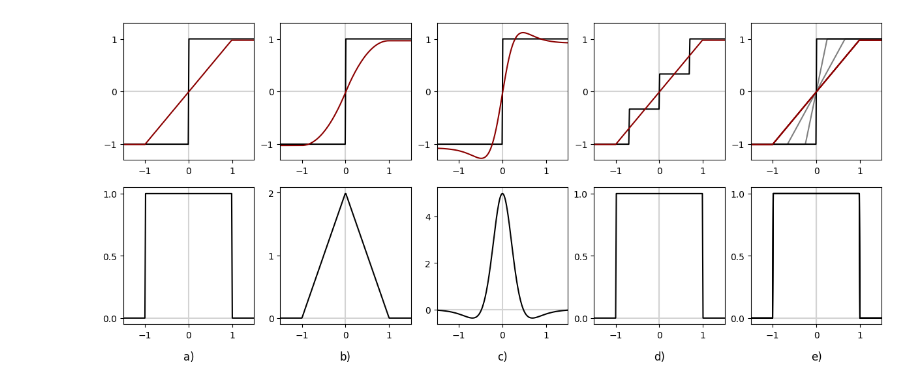
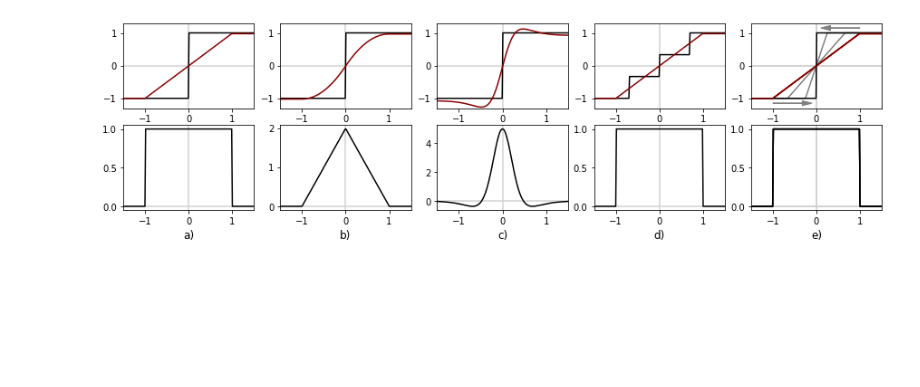
Before and after one commit to hpi-xnor/bitorch, a Jupyter notebook: examples/notebooks/Quantization_Visualiztion.ipynb, the cells around one changed output. Drawn from its saved outputs; the diff is of its cells as text; code cells hidden in the pictures; blank space fills up the shorter version.

```diff
--- a/examples/notebooks/Quantization_Visualiztion.ipynb
+++ b/examples/notebooks/Quantization_Visualiztion.ipynb
@@ -8,6 +8,8 @@ import matplotlib.pyplot as plt
 from sklearn.inspection import plot_partial_dependence
 import torch
 
+
+LABEL_POS = -0.4
 
 def calculate_numeric_gradient(x_values: np.array, y_values: np.array, x_step_size: float):
     # :param x_values: a list of equidistant x values
@@ -51,7 +53,7 @@ def plot_functions(functions_to_plot: List[Callable[[torch.tensor], torch.tensor
     x_values = np.linspace(*xlim, steps)
     x_step_size = (xlim[1] - xlim[0]) / steps
 
-    fig, axes = plt.subplots(2, len(functions_to_plot) + 1, figsize=(15, len(functions_to_plot) * 1.5), subplot_kw={"xlim": xlim})
+    fig, axes = plt.subplots(2, len(functions_to_plot) + 1, figsize=FIGSIZE, subplot_kw={"xlim": xlim})
 
     if len(functions_to_plot) == 1:
         axes = [axes]
@@ -72,7 +74,7 @@ def plot_functions(functions_to_plot: List[Callable[[torch.tensor], torch.tensor
         axes[0][axis_idx].plot(x_values,      y_values,              color="black")
         axes[1][axis_idx].plot(x_values,      x.grad,                color="black")
         axes[0][axis_idx].plot(x_values,      numeric_grad_function, color="darkred")
-        axes[1][axis_idx].set_title(str(chr(ord("a") + axis_idx)) + ")", y=-0.3)
+        axes[1][axis_idx].set_title(str(chr(ord("a") + axis_idx)) + ")", y=LABEL_POS)
 
         for axis in axes[:, axis_idx]:
             axis.axvline(x=0, c="lightgrey", zorder=0)
@@ -105,33 +107,39 @@ def plot_progressive(axes, idx, functions_to_plot: List[Callable[[torch.tensor],
         axes[0][idx].set_ylim((-1.3, 1.3))
 
         axes[0][idx].plot(x_values,      y_values,              color=c)
         axes[1][idx].plot(x_values,      x.grad,                color="black")
         axes[0][idx].plot(x_values,      numeric_grad_function, color="darkred")
-        axes[1][idx].set_title(str(chr(ord("a") + idx)) + ")", y=-0.3)
+        axes[1][idx].set_title(str(chr(ord("a") + idx)) + ")", y=LABEL_POS)
 
         for axis in axes[:, idx]:
             axis.axvline(x=0, c="lightgrey", zorder=0)
             axis.axhline(y=0, c="lightgrey", zorder=0)
 
 
 
 def quantize(x: torch.tensor):
     backward = x.clip(-1, 1)
     forward = (x.clip(-1, 1) * 3).round() / 3
     return (forward - backward).detach() + backward
 
+FIGSIZE = (15, 3.8)
+LABEL_POS = -0.4
 
 # plot_functions([quantize])
 idx, axes = plot_functions([
     QActivation(Sign(), 1.0),
     ApproxSign(),
     SwishSign(),
     QActivation(WeightDoReFa(2)),
 ])
 plot_progressive(axes, idx, [
     QActivation(ProgressiveSign(use_global_scaling=False, initial_scale=i), 1.0) for i in [0.03, 0.1, 1.0]
 ])
-plt.savefig("quantization_functions.png", dpi=1200)
+axes[0][idx].arrow(1.0, 1.15, -0.9, 0.0, head_width=0.15, length_includes_head=True, color="grey")
+axes[0][idx].arrow(-1.0, -1.15, 0.9, 0.0, head_width=0.15, length_includes_head=True, color="grey")
+plt.savefig("quantization_functions.pdf", dpi=600, bbox_inches='tight')
 plt.show()
 # %% [output]
-[figure, old version]
+[figure, new version]
+# %% [markdown]
+###
```
Also changed, not shown: 1 other file.
